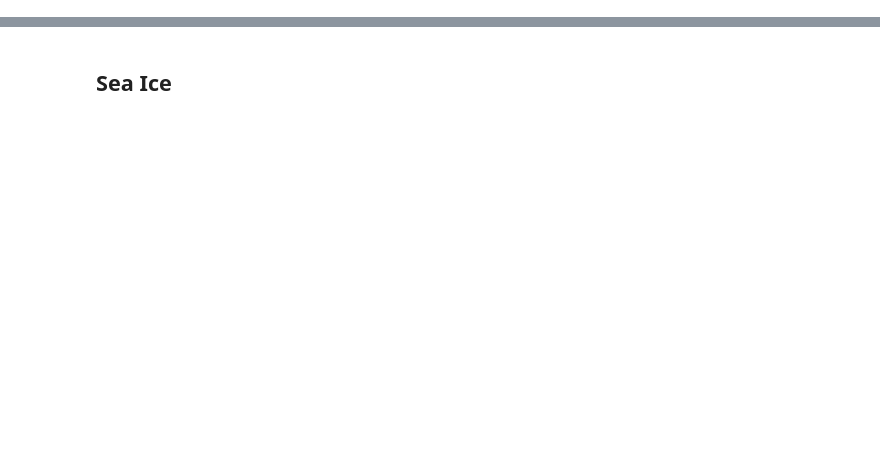
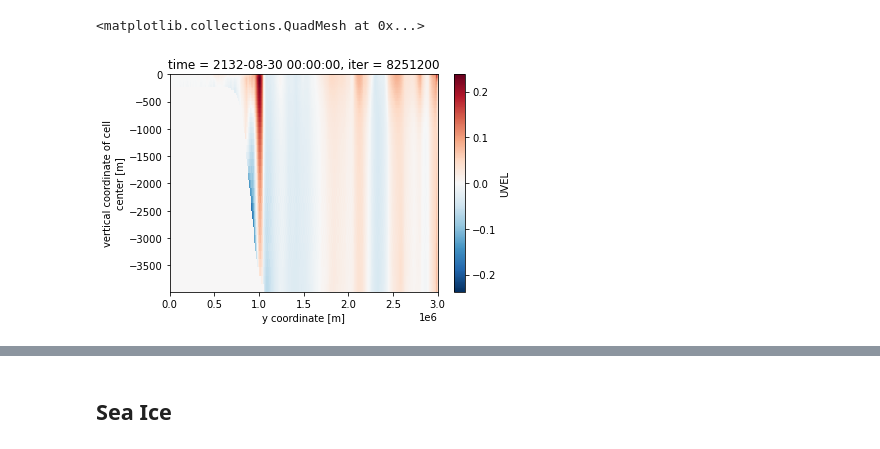
Before and after one commit to edoddridge/SO-channel-embayment, a Jupyter notebook: analysis/analysis.ipynb, the cells around one changed output, grey strips where cells are left out. Cells and saved outputs as stored; diff of their text form; code cells hidden in the pictures; blank space fills up the shorter version.

```diff
--- a/analysis/analysis.ipynb
+++ b/analysis/analysis.ipynb
@@ -168,4 +892,7 @@ ds_state['UVEL'].sel(Z=0, method='nearest').sel(time=ds_state['time'][-1]).plot(
 # %%
-ds_state['UVEL'].mean(dim='XG').sel(time=ds_state['time'][-1]).plot()
+ds_state['UVEL'].resample(time="1M").mean().mean(dim='XG').sel(time=ds_state['time'][-1], method='nearest').plot()
+# %% [output]
+<matplotlib.collections.QuadMesh at 0x...>
+[figure, added]
 # %%
 ds_state['VVEL'].mean(dim='XC').sel(time=ds_state['time'][-1]).plot()
```
Also changed, not shown: parts of 153 cells of this notebook.
